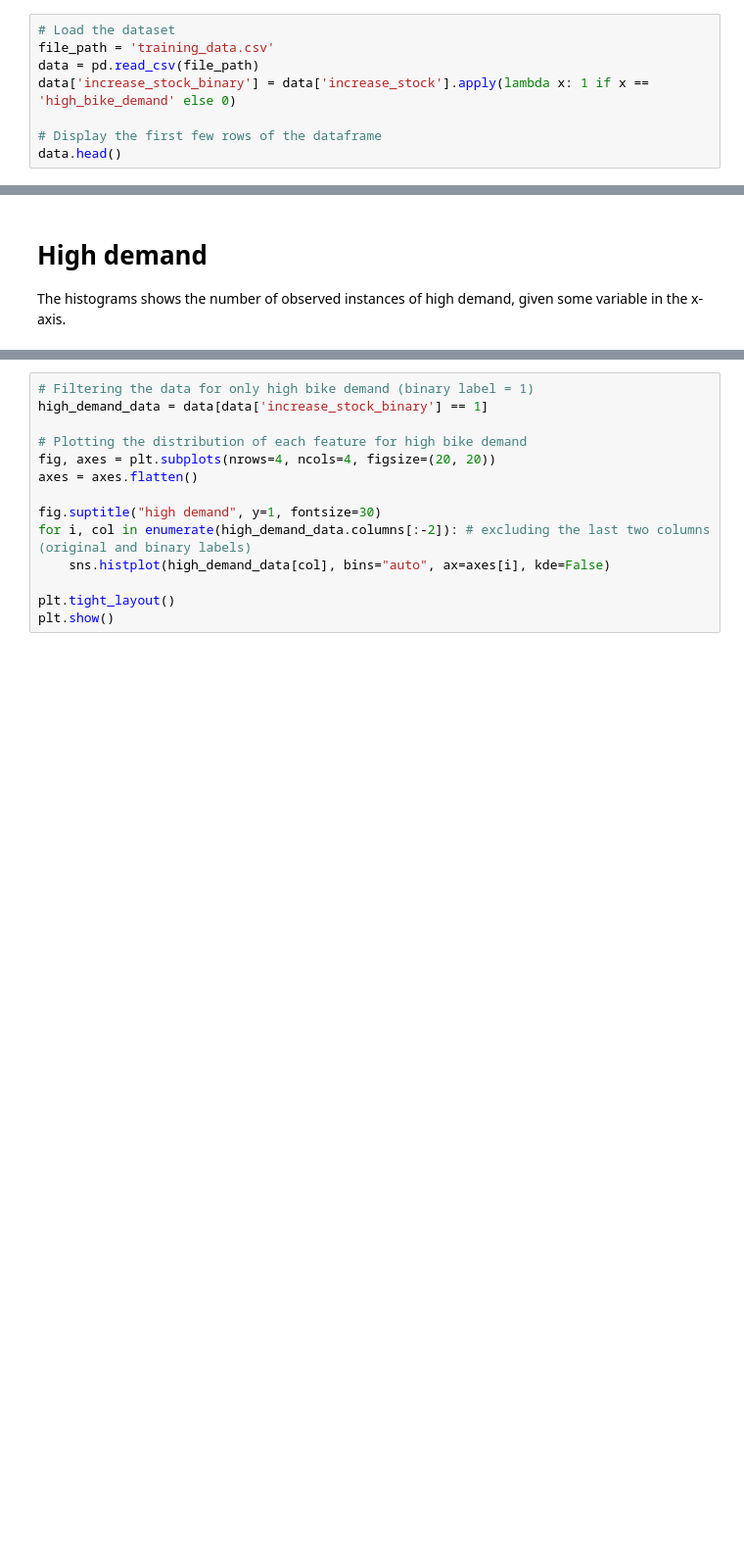
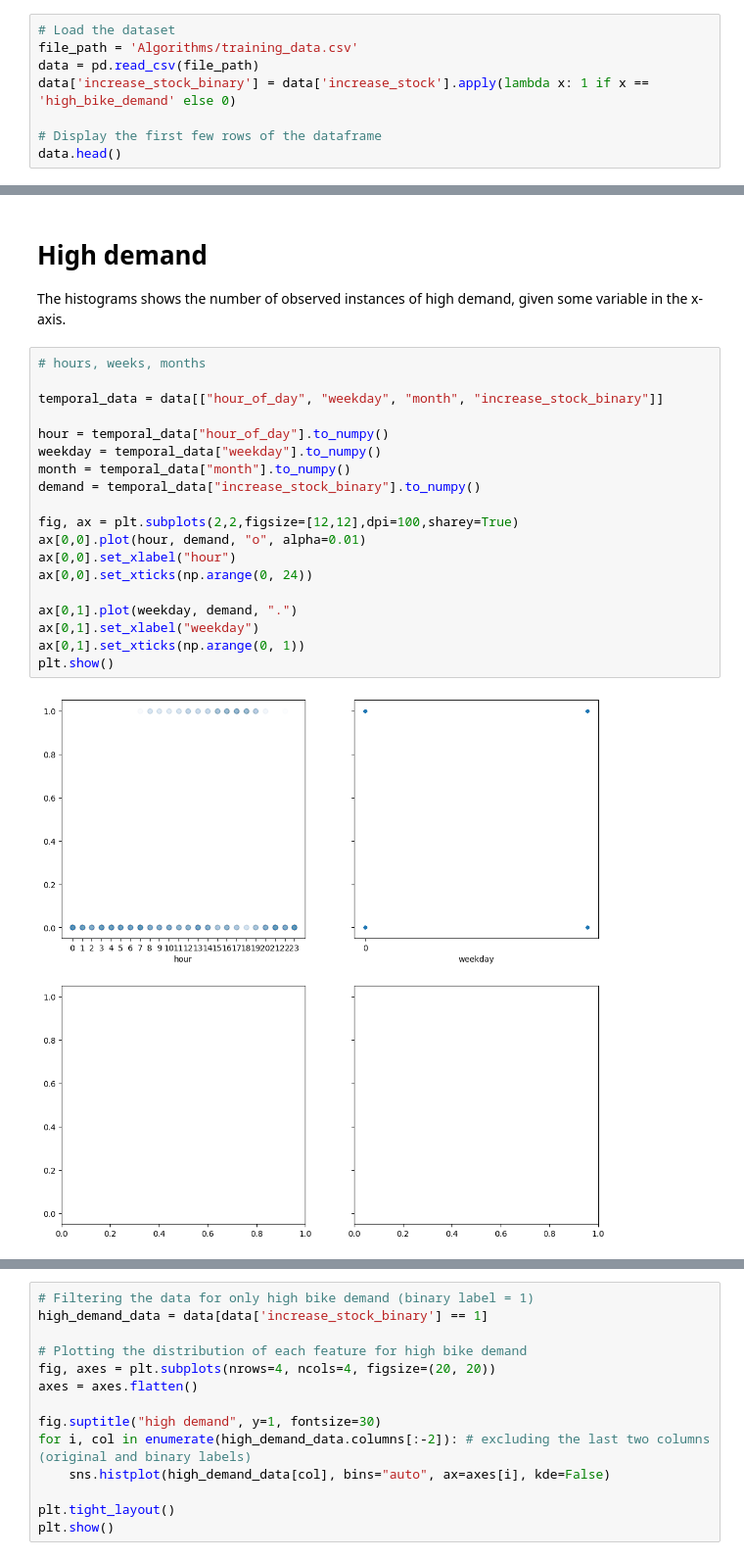
Before and after one commit to SunAndClouds/SML-Project, a Jupyter notebook: Exploratory Data Analysis.ipynb, the cells around one changed output, grey strips where cells are left out. Shown at 98% size. Cells and saved outputs as stored; diff of their text form; blank space fills up the shorter version.

```diff
--- a/Exploratory Data Analysis.ipynb
+++ b/Exploratory Data Analysis.ipynb
@@ -9,7 +9,7 @@ plt.rcParams["figure.figsize"] = (10, 7)
 plt.rcParams["figure.dpi"] = 100
 # %%
 # Load the dataset
-file_path = 'training_data.csv'
+file_path = 'Algorithms/training_data.csv'
 data = pd.read_csv(file_path)
 data['increase_stock_binary'] = data['increase_stock'].apply(lambda x: 1 if x == 'high_bike_demand' else 0)
 
@@ -25,3 +25,24 @@ data.head()
 # %% [markdown]
 # High demand
 The histograms shows the number of observed instances of high demand, given some variable in the x-axis.
+# %%
+# hours, weeks, months
+
+temporal_data = data[["hour_of_day", "weekday", "month", "increase_stock_binary"]]
+
+hour = temporal_data["hour_of_day"].to_numpy()
+weekday = temporal_data["weekday"].to_numpy()
+month = temporal_data["month"].to_numpy()
+demand = temporal_data["increase_stock_binary"].to_numpy()
+
+fig, ax = plt.subplots(2,2,figsize=[12,12],dpi=100,sharey=True)
+ax[0,0].plot(hour, demand, "o", alpha=0.01)
+ax[0,0].set_xlabel("hour")
+ax[0,0].set_xticks(np.arange(0, 24))
+
+ax[0,1].plot(weekday, demand, ".")
+ax[0,1].set_xlabel("weekday")
+ax[0,1].set_xticks(np.arange(0, 1))
+plt.show()
+# %% [output]
+[figure, added]
```
Also changed, not shown: parts of 2 cells of this notebook, 2 other files.
